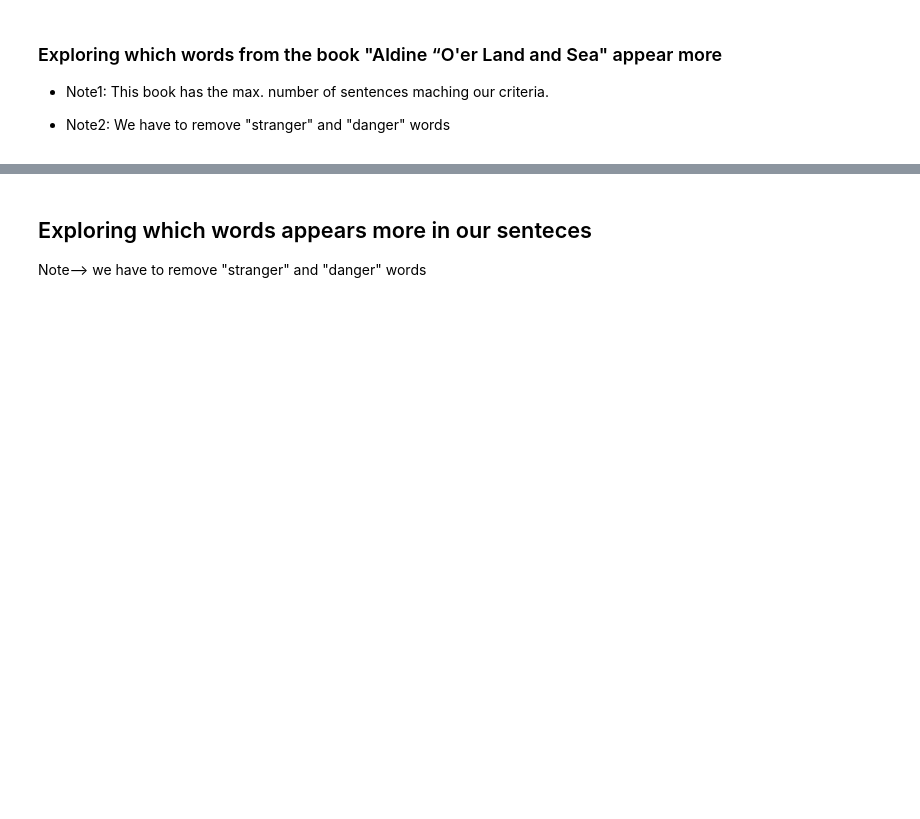
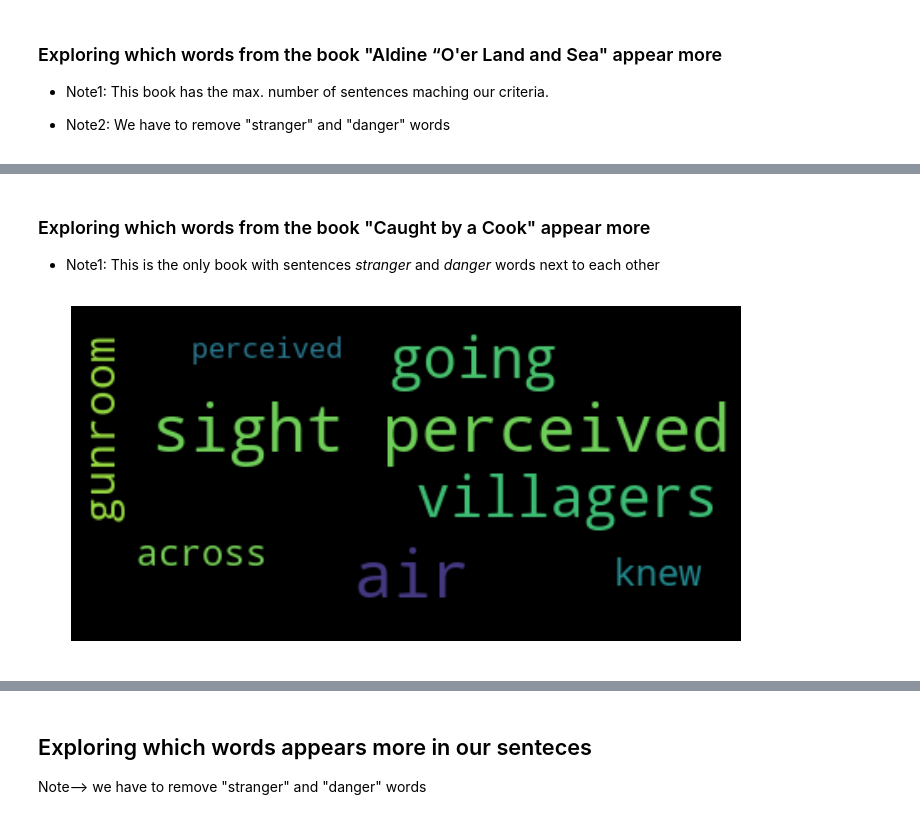
Before and after one commit to rosafilgueira/visualisations, a Jupyter notebook: stranger_danger/Visualizing_Stranger_Danger-grouped.ipynb, the cells around one changed output, grey strips where cells are left out. Cells and saved outputs as stored; diff of their text form; code cells hidden in the pictures; blank space fills up the shorter version.

```diff
--- a/stranger_danger/Visualizing_Stranger_Danger-grouped.ipynb
+++ b/stranger_danger/Visualizing_Stranger_Danger-grouped.ipynb
@@ -260 +260,21 @@ plt.show()
+# %% [markdown]
+### Exploring which words from the book "Caught by a Cook" appear more
+
+- Note1: This is the only book with sentences *stranger* and *danger* words next to each other
+# %%
+text_q1=''
+title='Caught by a Cook'
+filter_book= bdf_t.loc[bdf_t["title"] == title]["content"]
+for i in filter_book.sum():
+    for w in i[0]:
+       if w!="stranger" and w!="danger":
+           text_q1= text_q1 +" " + w
+
+wordcloud = WordCloud(max_font_size=40).generate(text_q1)
+plt.figure(figsize=(12,10))
+plt.imshow(wordcloud, interpolation="bilinear")
+plt.axis("off")
+plt.show()
+# %% [output]
+[figure, added]
 # %% [markdown]
```
Also changed, not shown: parts of 10 cells of this notebook.
